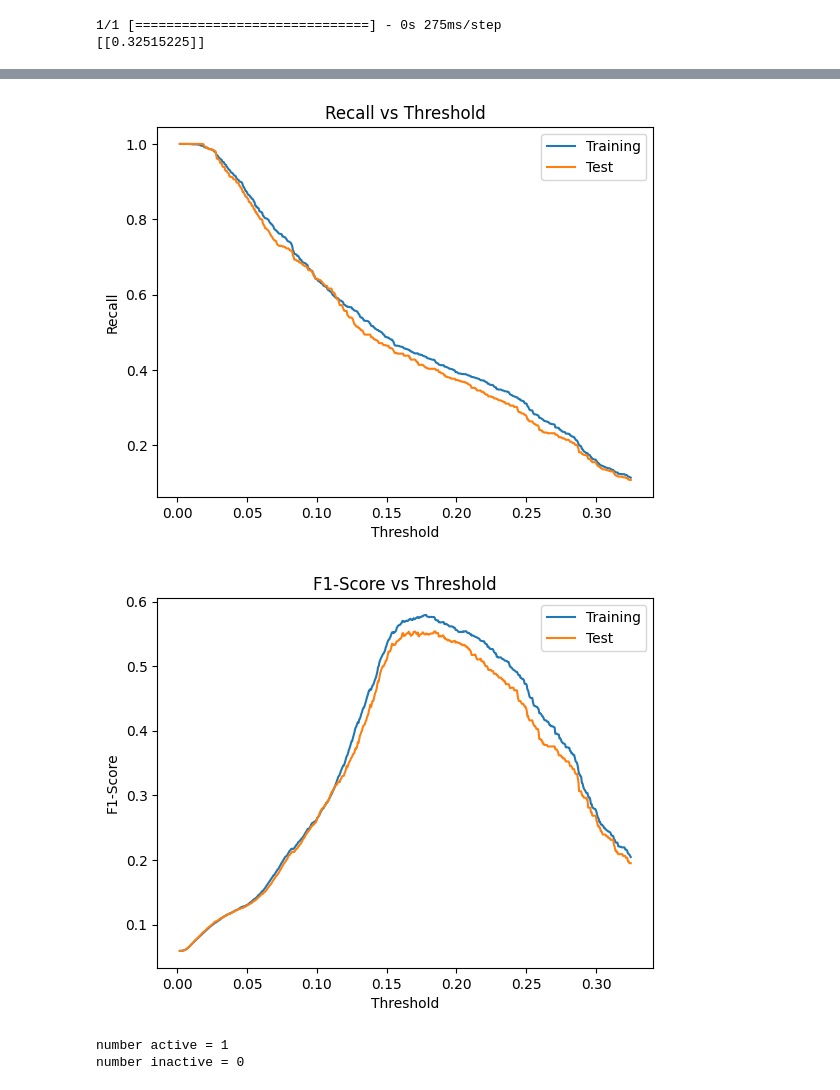
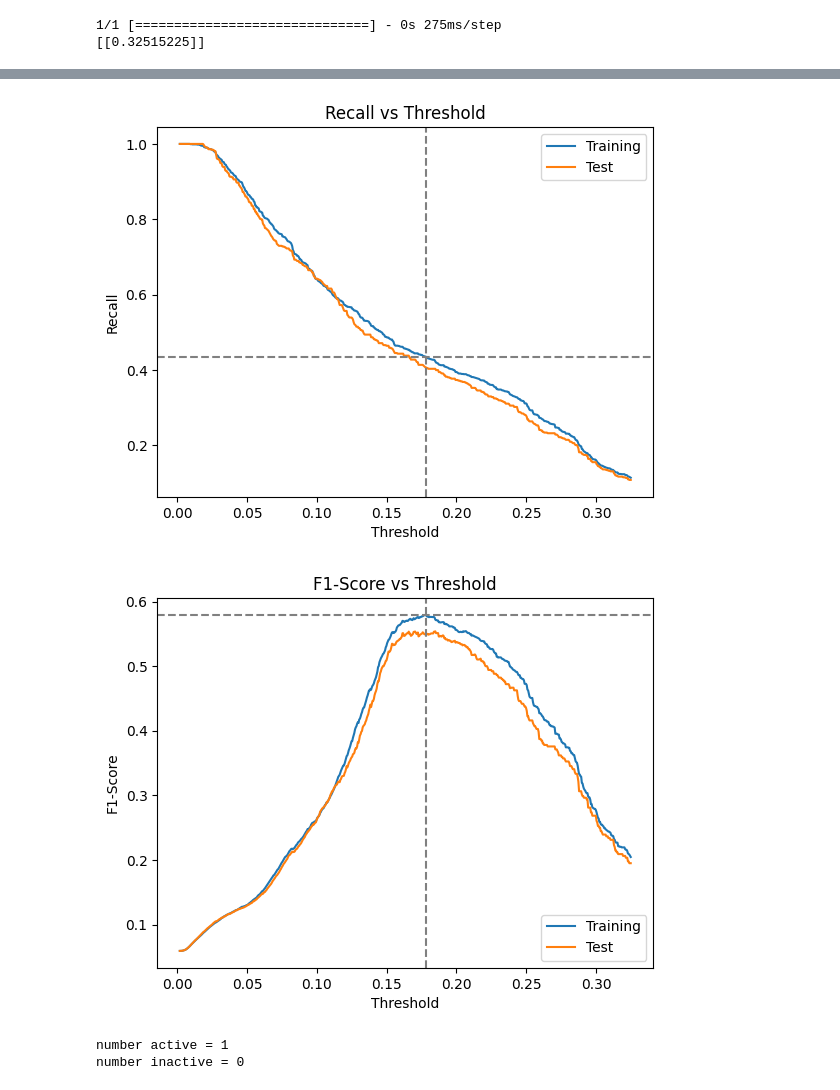
Before and after one commit to sofiacho/ECS171, a Jupyter notebook: notebook/main_algo.ipynb, the cells around one changed output, grey strips where cells are left out. Drawn from its saved outputs; the diff is of its cells as text; code cells hidden in the pictures.

Commit message:
Show optimal threshold in plots

```diff
--- a/notebook/main_algo.ipynb
+++ b/notebook/main_algo.ipynb
@@ -458,6 +458,8 @@ print('Threshold:', threshold_history[best_f1_index])
 # (for all labels i.e., positive and negative). (Lecture 14, slide 28)
 plt.plot(threshold_history, train_history['accuracy'], label='Training')
 plt.plot(threshold_history, test_history['accuracy'], label='Test')
+plt.axvline(x=threshold_history[best_f1_index], color='gray', linestyle='--')
+plt.axhline(y=train_history['accuracy'][best_f1_index], color='gray', linestyle='--')
 plt.xlabel('Threshold')
 plt.ylabel('Accuracy')
 plt.title('Accuracy vs Threshold')
@@ -468,6 +470,8 @@ plt.show()
 # It shows the accuracy of "positive" predictions. (Lecture 14, slide 46)
 plt.plot(threshold_history, train_history['precision'], label='Training')
 plt.plot(threshold_history, test_history['precision'], label='Test')
+plt.axvline(x=threshold_history[best_f1_index], color='gray', linestyle='--')
+plt.axhline(y=train_history['precision'][best_f1_index], color='gray', linestyle='--')
 plt.xlabel('Threshold')
 plt.ylabel('Precision')
 plt.title('Precision vs Threshold')
@@ -477,6 +481,8 @@ plt.show()
 # Recall
 plt.plot(threshold_history, train_history['recall'], label='Training')
 plt.plot(threshold_history, test_history['recall'], label='Test')
+plt.axvline(x=threshold_history[best_f1_index], color='gray', linestyle='--')
+plt.axhline(y=train_history['recall'][best_f1_index], color='gray', linestyle='--')
 plt.xlabel('Threshold')
 plt.ylabel('Recall')
 plt.title('Recall vs Threshold')
@@ -486,6 +492,8 @@ plt.show()
 # Unlike Accuracy, F-score is resilient to imbalanced datasets. (Lecture 14, slide 28)
 plt.plot(threshold_history, train_history['f1'], label='Training')
 plt.plot(threshold_history, test_history['f1'], label='Test')
+plt.axvline(x=threshold_history[best_f1_index], color='gray', linestyle='--')
+plt.axhline(y=train_history['f1'][best_f1_index], color='gray', linestyle='--')
 plt.xlabel('Threshold')
 plt.ylabel('F1-Score')
 plt.title('F1-Score vs Threshold')
@@ -502,5 +509,5 @@ Threshold: 0.17840000003203763
-[figure, old version]
+[figure, new version]
-[figure, old version]
+[figure, new version]
 # %%
 # apply threshold on our prediction probabilities
 threshold = threshold_history[best_f1_index]
```
Also changed, not shown: parts of 1 cell of this notebook.
